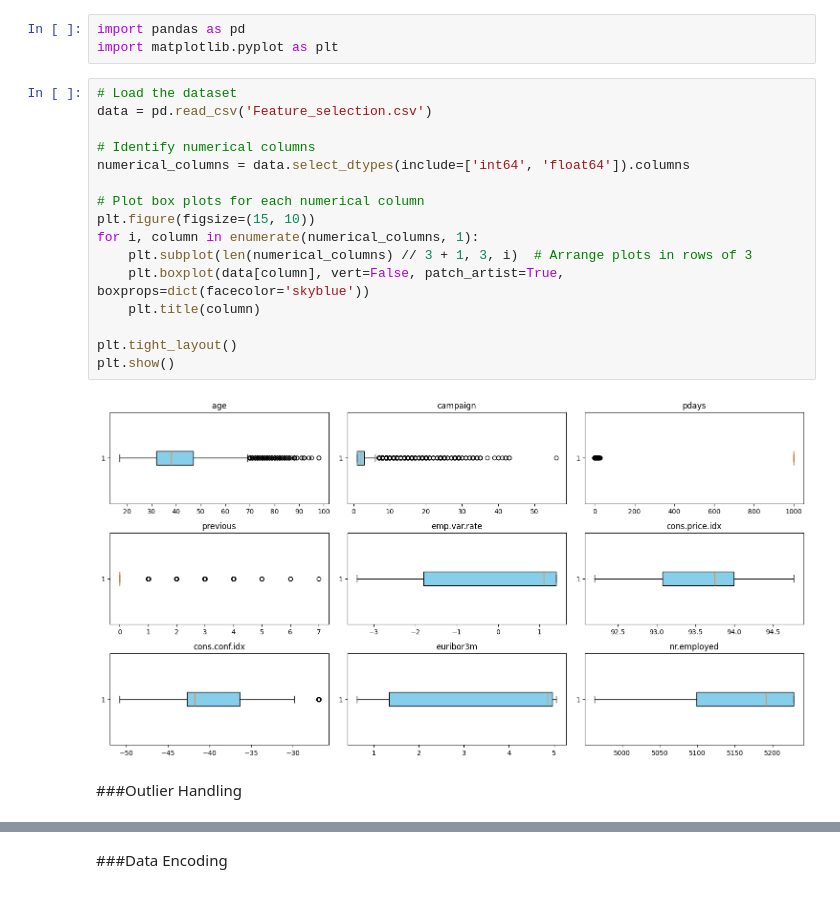
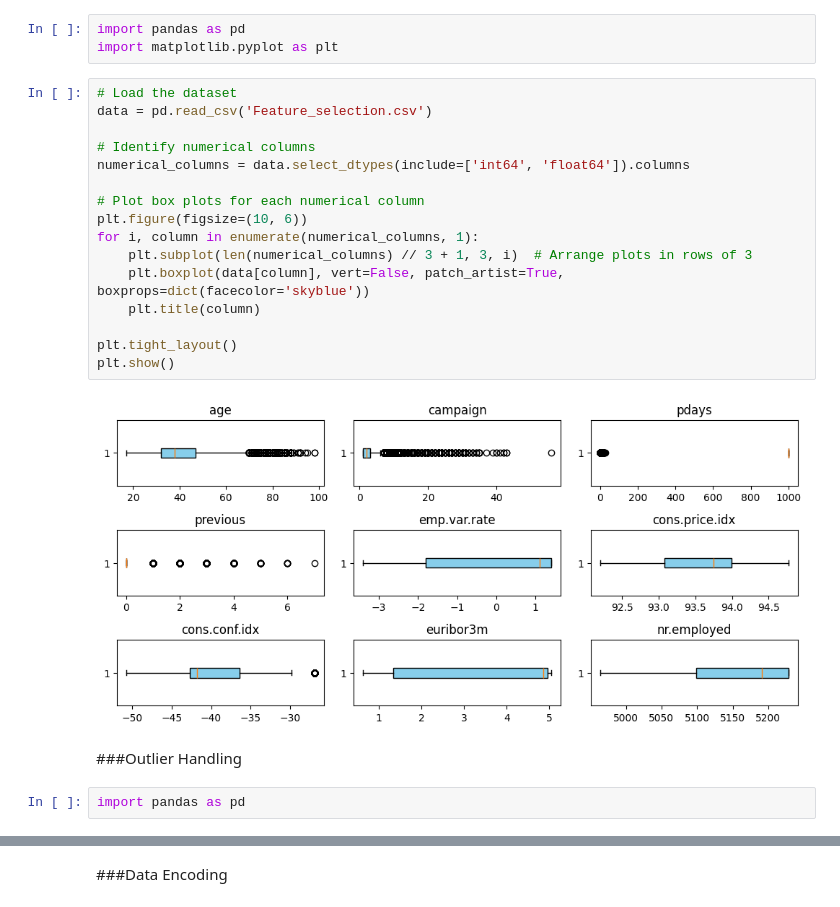
Before and after one commit to AsminiKOD/ClientPredicting, a Jupyter notebook: DataPreprocessing.ipynb, the cells around one changed output, grey strips where cells are left out. Cells and saved outputs as stored; diff of their text form.

```diff
--- a/DataPreprocessing.ipynb
+++ b/DataPreprocessing.ipynb
@@ -302,20 +302,22 @@ import matplotlib.pyplot as plt
 # %%
 # Load the dataset
 data = pd.read_csv('Feature_selection.csv')
 
 # Identify numerical columns
 numerical_columns = data.select_dtypes(include=['int64', 'float64']).columns
 
 # Plot box plots for each numerical column
-plt.figure(figsize=(15, 10))
+plt.figure(figsize=(10, 6))
 for i, column in enumerate(numerical_columns, 1):
     plt.subplot(len(numerical_columns) // 3 + 1, 3, i)  # Arrange plots in rows of 3
     plt.boxplot(data[column], vert=False, patch_artist=True, boxprops=dict(facecolor='skyblue'))
     plt.title(column)
 
 plt.tight_layout()
 plt.show()
 # %% [output]
-[figure, old version]
+[figure, new version]
 # %% [markdown]
 ###Outlier Handling
+# %%
+import pandas as pd
```
Also changed, not shown: parts of 16 cells of this notebook.
